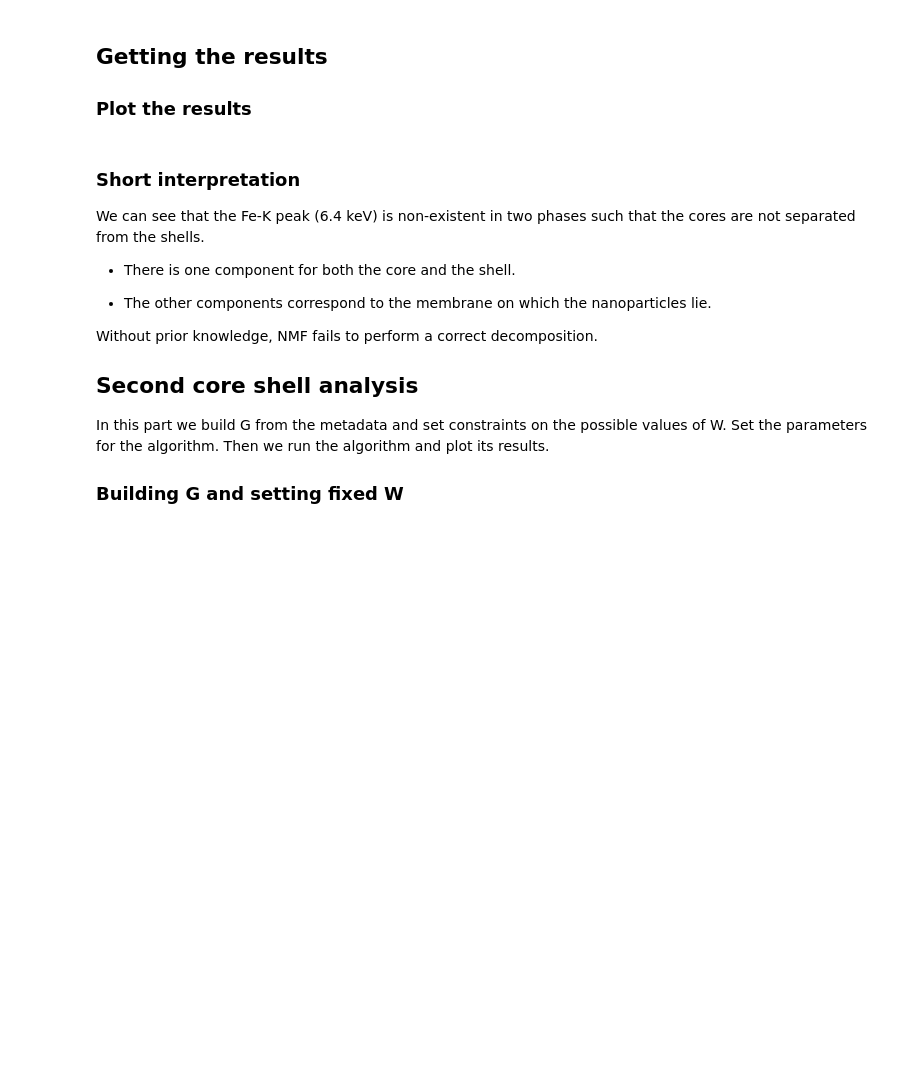
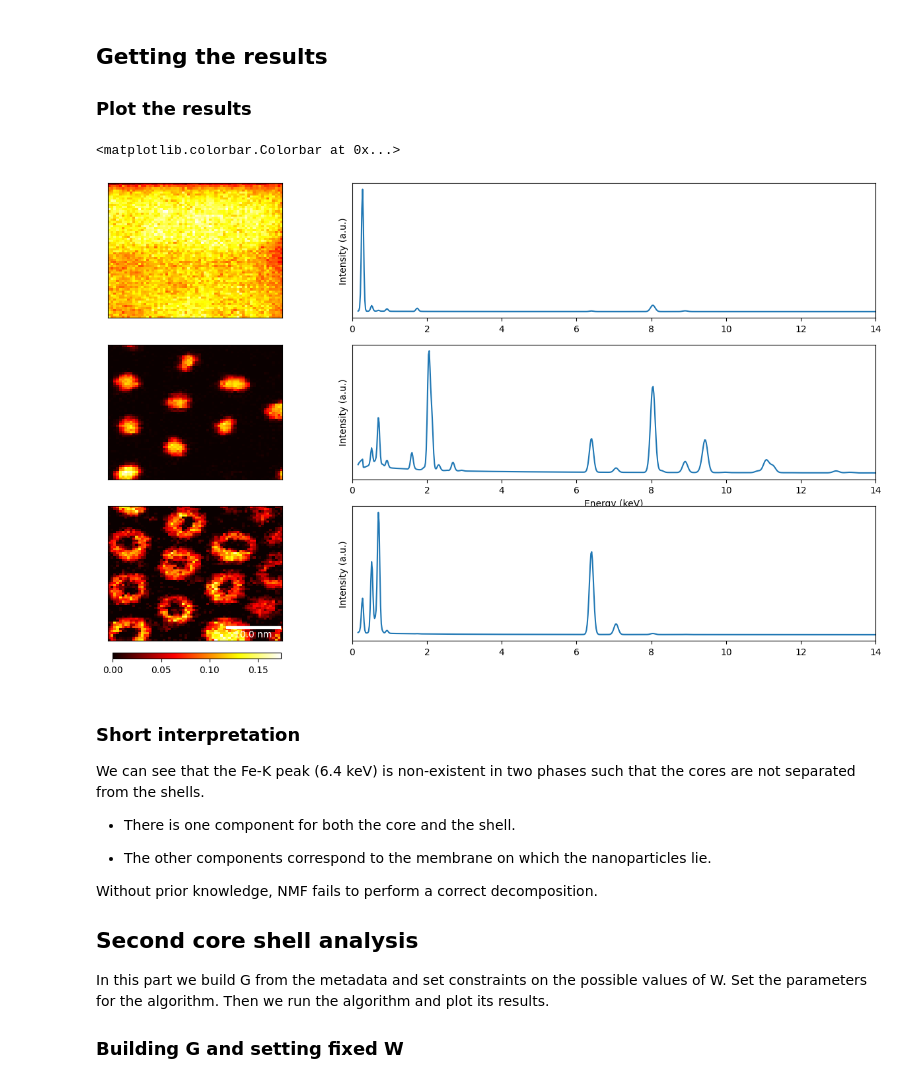
Before and after one commit to adriente/espm, a Jupyter notebook: notebooks/papers_figures.ipynb, the cells around one changed output. Saved outputs shown, nothing was run; the diff lists cells and outputs as text; code cells hidden in the pictures; blank space fills up the shorter version.

```diff
--- a/notebooks/papers_figures.ipynb
+++ b/notebooks/papers_figures.ipynb
@@ -519,34 +567,37 @@ cs_i_spectra = core_shell_i.get_decomposition_factors()
 
 # energy scale
 x = np.linspace(
     core_shell_i.axes_manager.signal_axes[0].offset,
     core_shell_i.axes_manager.signal_axes[0].offset + core_shell_i.axes_manager.signal_axes[0].scale * core_shell_i.axes_manager.signal_axes[0].size,
     core_shell_i.axes_manager.signal_axes[0].size
 )
 
 
 fig, axs = plt.subplots(3,2,figsize=(15,9), width_ratios=[1,3])
 cax = fig.add_axes([0.13, 0.08, 0.17, 0.01])
 for i in range(3) :
-        im = axs[i,0].imshow(cs_i_maps.data[i],cmap='hot',vmin = 0, vmax = 1.0, aspect = 'auto')
+        im = axs[i,0].imshow(cs_i_maps.data[i],cmap='hot',vmin = 0, aspect = 'auto')
         axs[i,1].plot(x, cs_i_spectra.data[i])
         axs[i,0].tick_params(axis='both', which='both', bottom=False, top=False, labelbottom=False, right=False, left=False, labelleft=False)
         axs[i,1].set_xlim([0,14])
         axs[i,1].tick_params(axis = 'y', which = 'both', left = False, labelleft = False)
         axs[i,1].set_ylabel("Intensity (a.u.)")
         axs[1,1].set_xlabel("Energy (keV)")
 
 scalebar = AnchoredSizeBar(axs[1,0].transData,
                            20, '{} {}'.format(20*core_shell_i.axes_manager[0].scale, core_shell_i.axes_manager[0].units),
                            'lower right',
                            pad=0.1,
                            color='white',
                            frameon=False,
                            size_vertical=1)
 
 axs[2,0].add_artist(scalebar)
 
 fig.colorbar(im, cax=cax, orientation='horizontal')
+# %% [output]
+<matplotlib.colorbar.Colorbar at 0x...>
+[figure, added]
 # %% [markdown]
 ### Short interpretation
 
```
Also changed, not shown: parts of 15 cells of this notebook, 3 other files.
